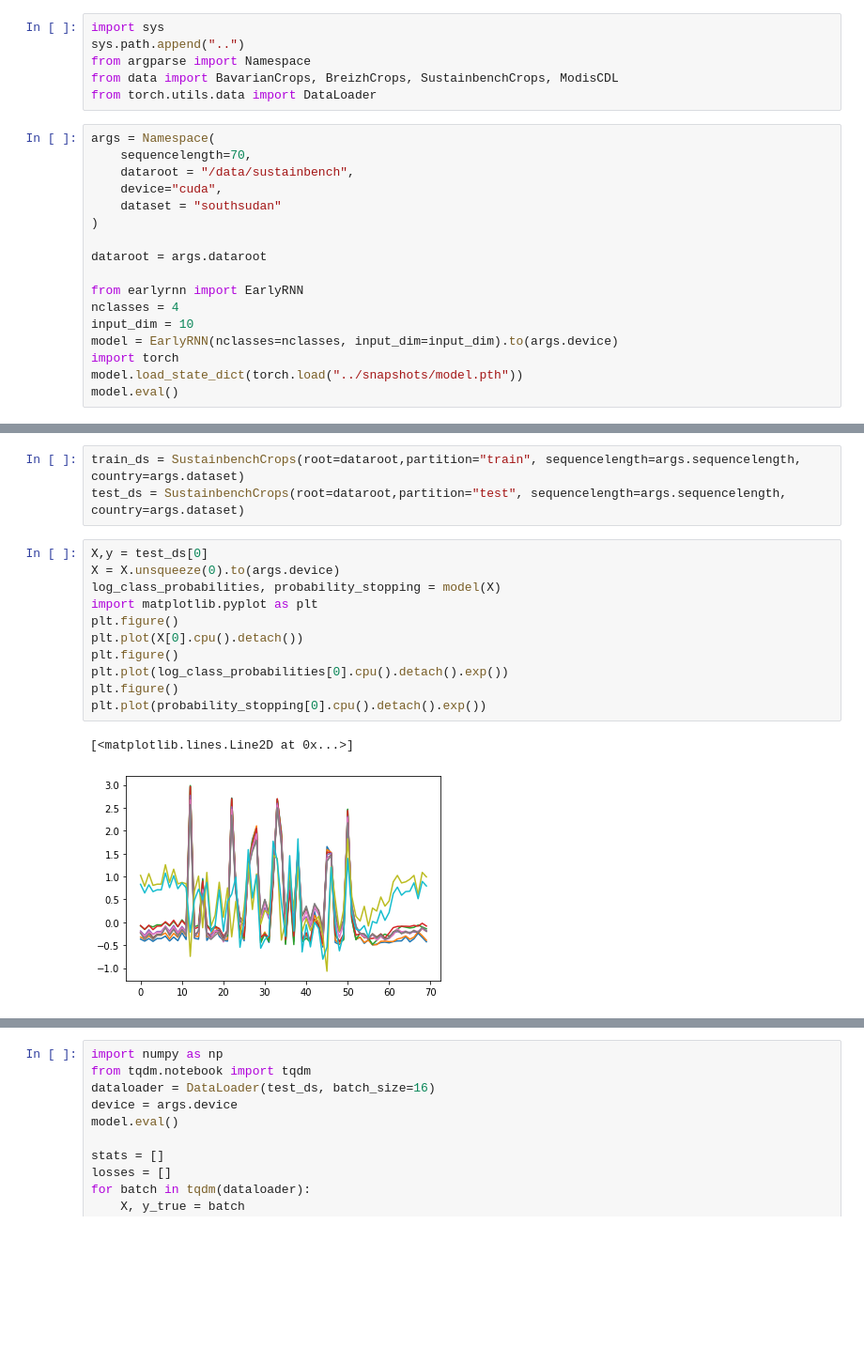
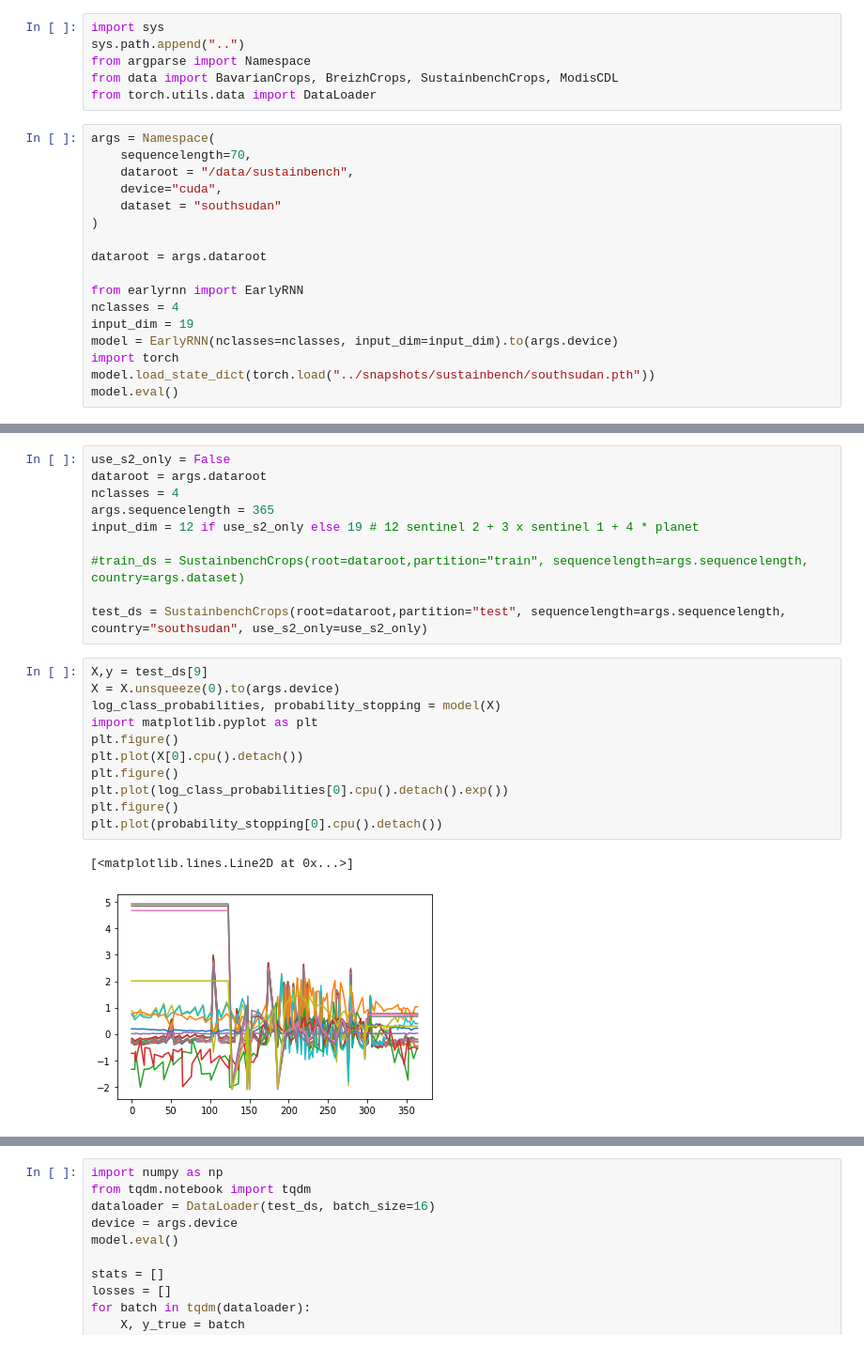
Before and after one commit to MarcCoru/elects, a Jupyter notebook: notebooks/SustainbenchSouthSudan.ipynb, the cells around one changed output, grey strips where cells are left out. Shown: that part at 94% size. Saved outputs shown, nothing was run; the diff lists cells and outputs as text; blank space fills up the shorter version.

```diff
--- a/notebooks/SustainbenchSouthSudan.ipynb
+++ b/notebooks/SustainbenchSouthSudan.ipynb
@@ -16,9 +16,9 @@ dataroot = args.dataroot
 
 from earlyrnn import EarlyRNN
 nclasses = 4
-input_dim = 10
+input_dim = 19
 model = EarlyRNN(nclasses=nclasses, input_dim=input_dim).to(args.device)
 import torch
-model.load_state_dict(torch.load("../snapshots/model.pth"))
+model.load_state_dict(torch.load("../snapshots/sustainbench/southsudan.pth"))
 model.eval()
 # %% [output]
@@ -29,17 +44,24 @@ RuntimeError: Error(s) in loading state_dict for EarlyRNN:
 # %%
-train_ds = SustainbenchCrops(root=dataroot,partition="train", sequencelength=args.sequencelength, country=args.dataset)
-test_ds = SustainbenchCrops(root=dataroot,partition="test", sequencelength=args.sequencelength, country=args.dataset)
+use_s2_only = False
+dataroot = args.dataroot
+nclasses = 4
+args.sequencelength = 365
+input_dim = 12 if use_s2_only else 19 # 12 sentinel 2 + 3 x sentinel 1 + 4 * planet
+
+#train_ds = SustainbenchCrops(root=dataroot,partition="train", sequencelength=args.sequencelength, country=args.dataset)
+
+test_ds = SustainbenchCrops(root=dataroot,partition="test", sequencelength=args.sequencelength, country="southsudan", use_s2_only=use_s2_only)
 # %%
-X,y = test_ds[0]
+X,y = test_ds[9]
 X = X.unsqueeze(0).to(args.device)
 log_class_probabilities, probability_stopping = model(X)
 import matplotlib.pyplot as plt
 plt.figure()
 plt.plot(X[0].cpu().detach())
 plt.figure()
 plt.plot(log_class_probabilities[0].cpu().detach().exp())
 plt.figure()
-plt.plot(probability_stopping[0].cpu().detach().exp())
+plt.plot(probability_stopping[0].cpu().detach())
 # %% [output]
 [<matplotlib.lines.Line2D at 0x...>]
-[figure, old version]
+[figure, new version]
```
Also changed, not shown: parts of 6 cells of this notebook, 4 other files.
